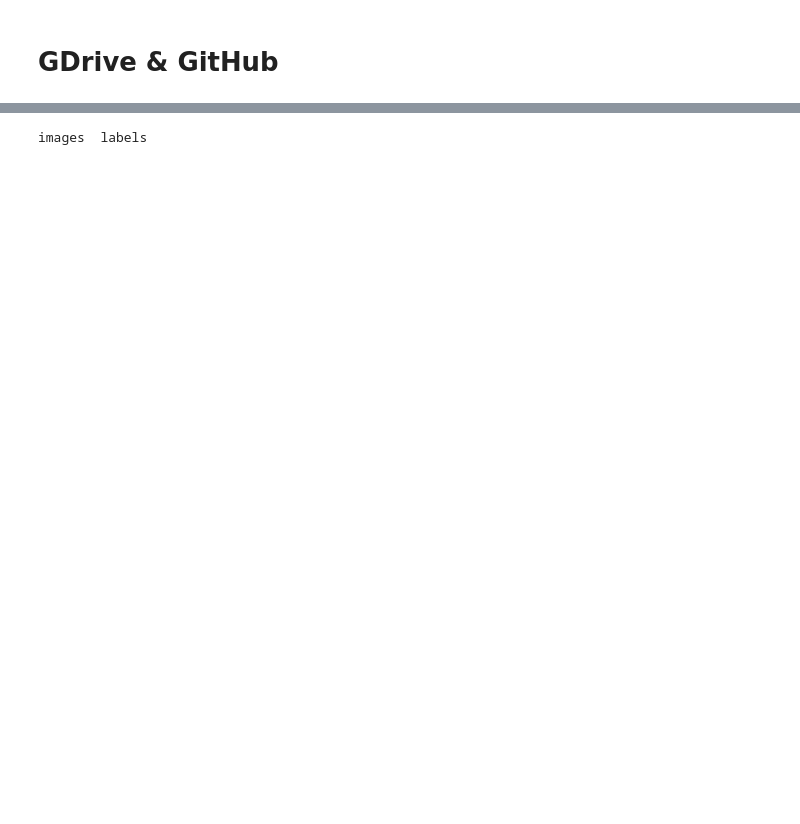
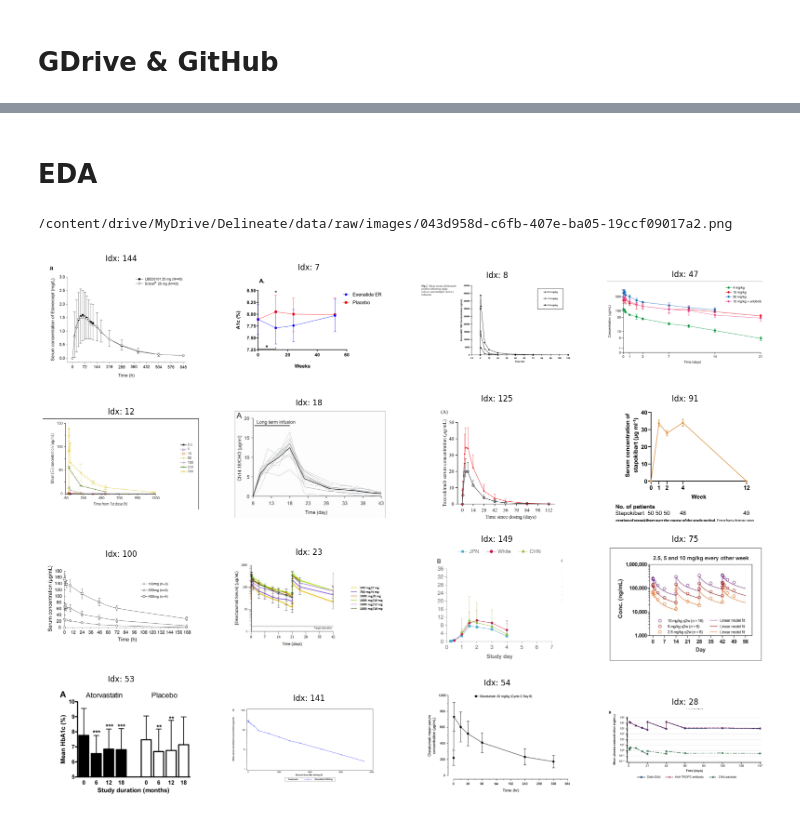
Before and after one commit to roundspecs/error-bar-detection, a Jupyter notebook: notebook.ipynb, the cells around one changed output, grey strips where cells are left out. Cells and saved outputs as stored; diff of their text form; code cells hidden in the pictures; blank space fills up the shorter version.

```diff
--- a/notebook.ipynb
+++ b/notebook.ipynb
@@ -11,4 +23,29 @@ None
 # %%
-!ls /content/drive/MyDrive/Delineate/error-bar-detection/data/raw
+from pathlib import Path
+DATASET_PATH = Path('/content/drive/MyDrive/Delineate/data/raw')
-# %% [output]
-images  labels
+# %% [markdown]
+# EDA
+# %%
+import os
+from src.common.loader import load_dataset
+
+dataset = load_dataset(DATASET_PATH)
+# %%
+print(dataset[0].image_path)
+# %% [output]
+/content/drive/MyDrive/Delineate/data/raw/images/043d958d-c6fb-407e-ba05-19ccf09017a2.png
+# %%
+from matplotlib import pyplot as plt
+import random
+
+random_idx = [random.randint(0, len(dataset) - 1) for _ in range(16)]
+
+fig, axs = plt.subplots(4, 4, figsize=(20, 15))
+for i, idx in enumerate(random_idx):
+  img = plt.imread(dataset[idx].image_path)
+  axs[i%4][i//4].imshow(img)
+  axs[i%4][i//4].set_title(f"Idx: {idx}")
+  axs[i%4][i//4].set_axis_off()
+plt.show()
+# %% [output]
+[figure, added]
```
Also changed, not shown: parts of 19 cells of this notebook.
